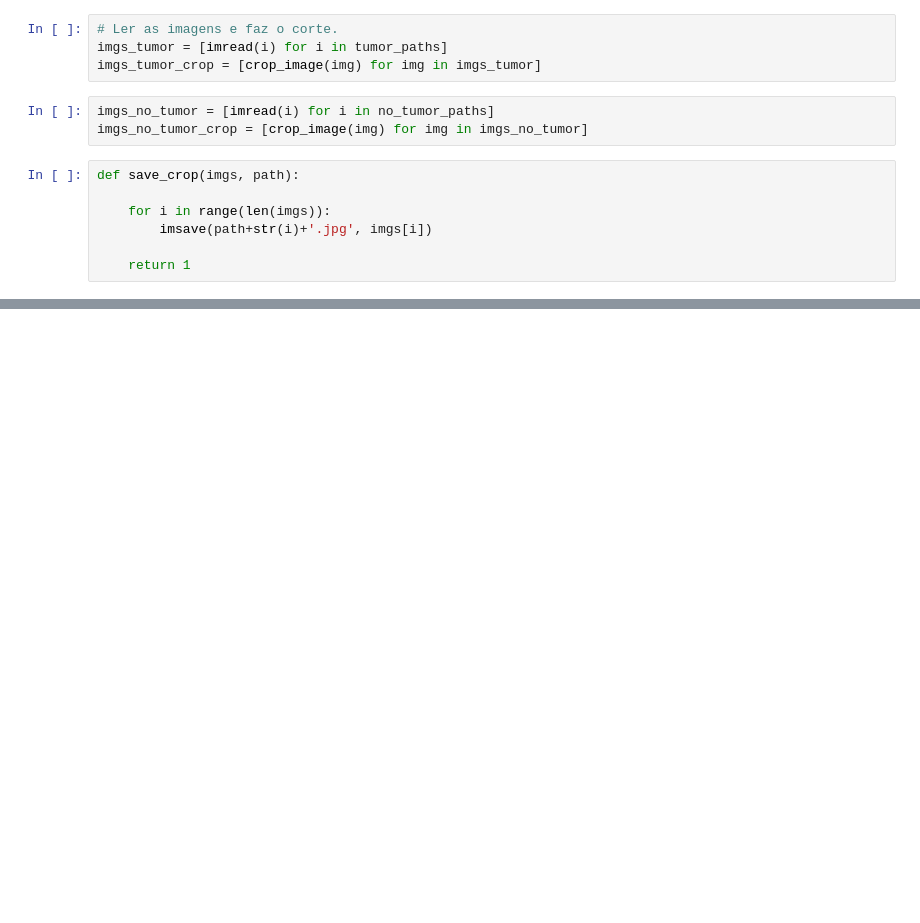
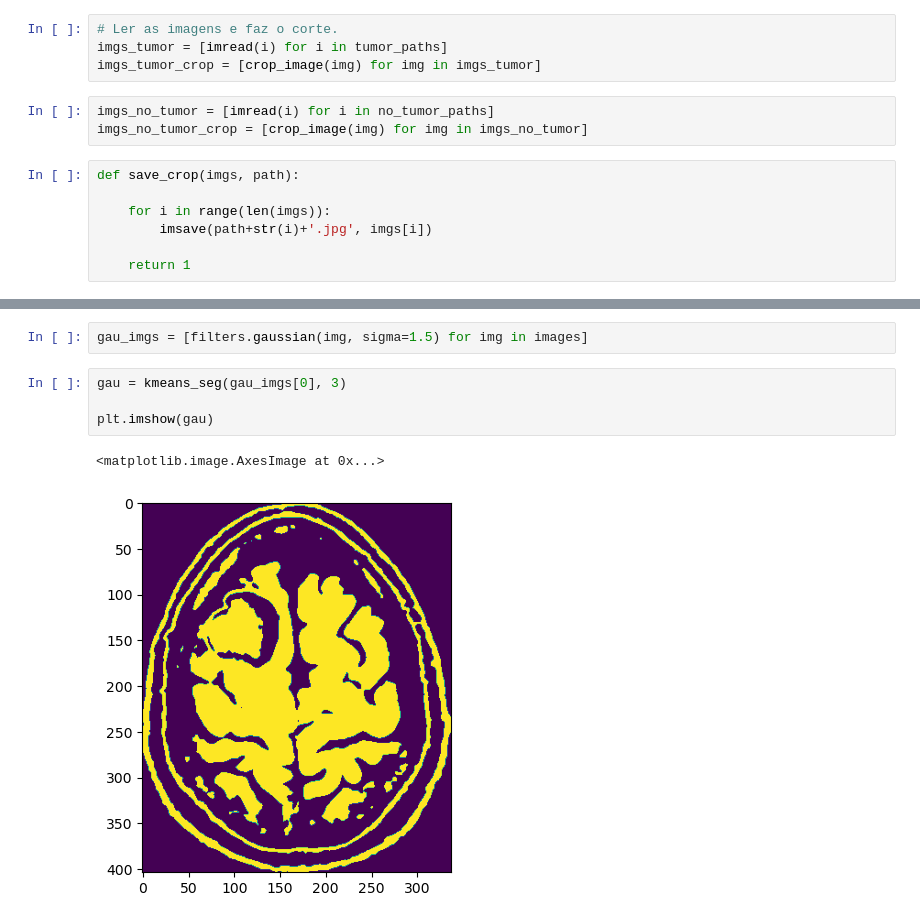
Before and after one commit to KillerGlass/computer-vision, a Jupyter notebook: sistema_de_visao.ipynb, the cells around one changed output, grey strips where cells are left out. Drawn from its saved outputs; the diff is of its cells as text; blank space fills up the shorter version.

```diff
--- a/sistema_de_visao.ipynb
+++ b/sistema_de_visao.ipynb
@@ -55,0 +136,9 @@ def save_crop(imgs, path):
+# %%
+gau_imgs = [filters.gaussian(img, sigma=1.5) for img in images]
+# %%
+gau = kmeans_seg(gau_imgs[0], 3)
+
+plt.imshow(gau)
+# %% [output]
+<matplotlib.image.AxesImage at 0x...>
+[figure, added]
```
Also changed, not shown: parts of 14 cells of this notebook, 3 other files.
